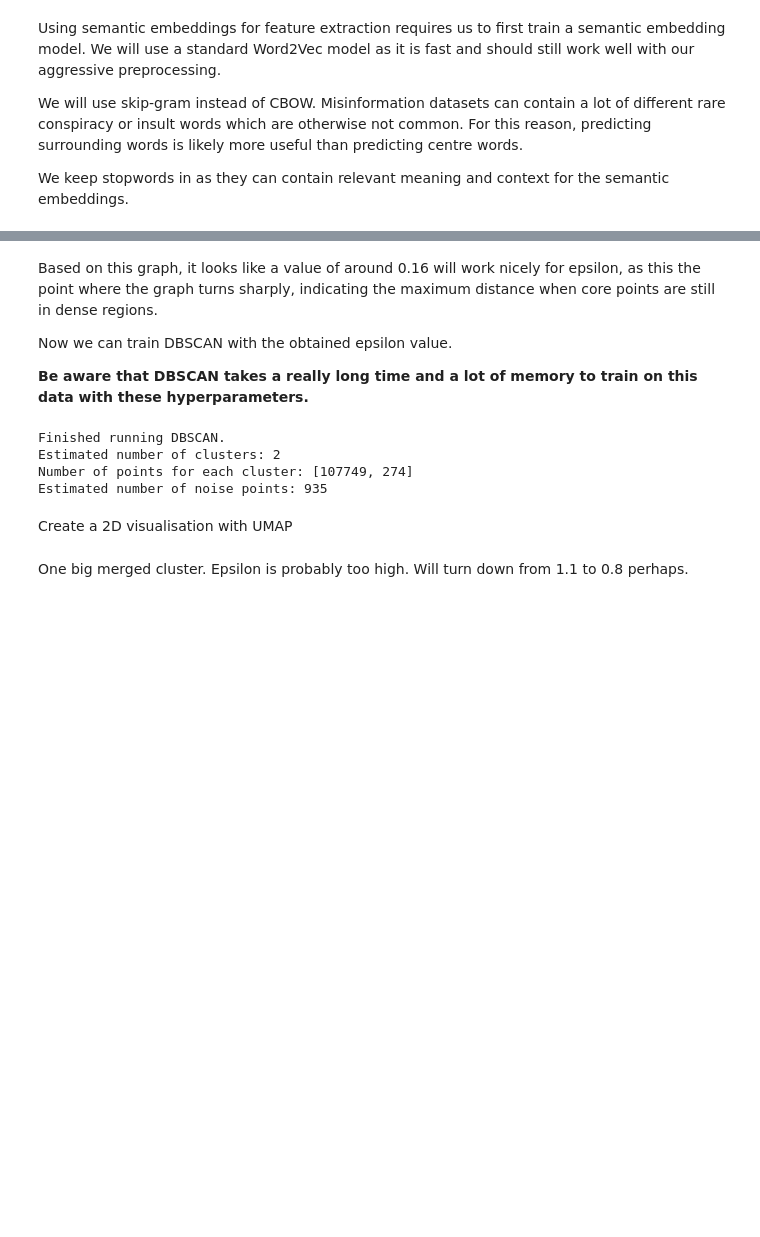
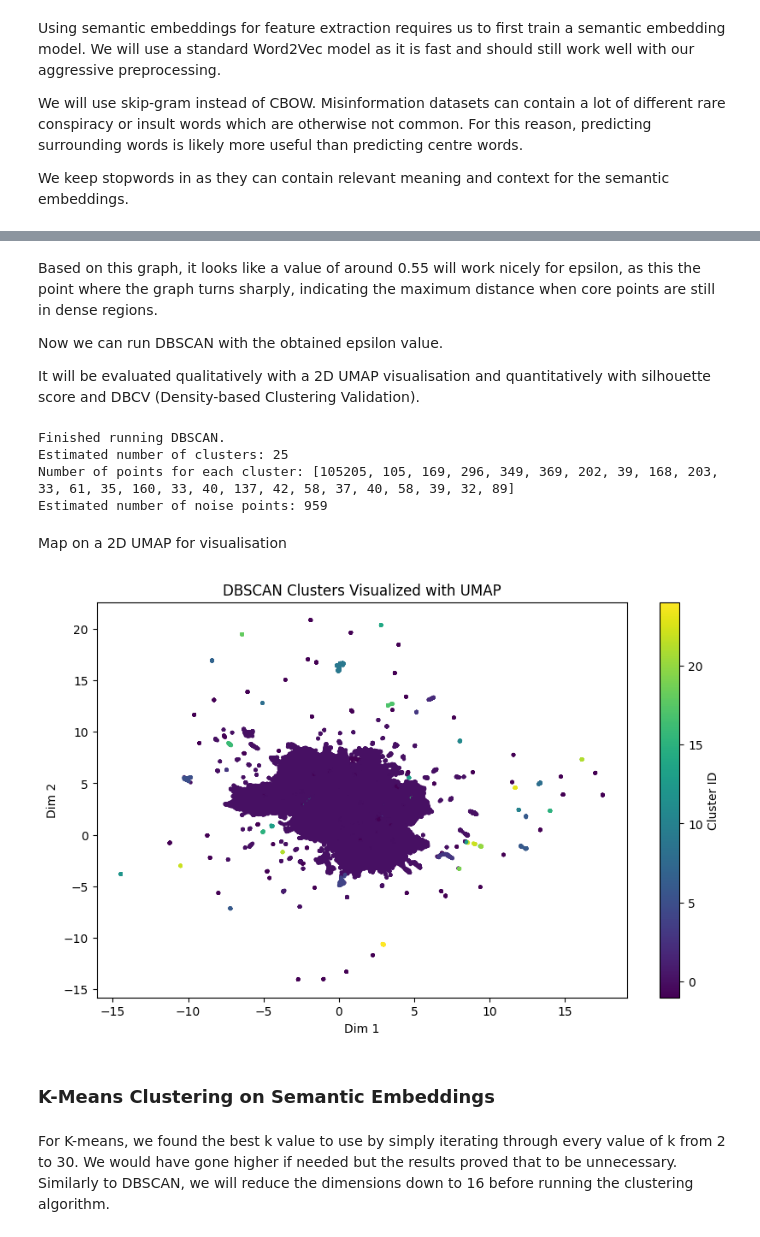
Before and after one commit to Erica-99/CTIP-misinfo-detection, a Jupyter notebook: model_training.ipynb, the cells around one changed output, grey strips where cells are left out. Cells and saved outputs as stored; diff of their text form; code cells hidden in the pictures; blank space fills up the shorter version.

```diff
--- a/model_training.ipynb
+++ b/model_training.ipynb
@@ -428,16 +436,12 @@ plt.show()
 # %% [markdown]
-Based on this graph, it looks like a value of around 0.16 will work nicely for epsilon, as this the point where the graph turns sharply, indicating the maximum distance when core points are still in dense regions.
+Based on this graph, it looks like a value of around 0.55 will work nicely for epsilon, as this the point where the graph turns sharply, indicating the maximum distance when core points are still in dense regions.
 
-Now we can train DBSCAN with the obtained epsilon value.
+Now we can run DBSCAN with the obtained epsilon value.
 
-__Be aware that DBSCAN takes a really long time and a lot of memory to train on this data with these hyperparameters.__
+It will be evaluated qualitatively with a 2D UMAP visualisation and quantitatively with silhouette score and DBCV (Density-based Clustering Validation).
 # %%
-from sklearn.cluster import DBSCAN
-
-X = np.vstack(semantic_dataset['tokens'].apply(lambda tokens: document_vector(tokens, w2v_model)).to_numpy())
-
-dbscan = DBSCAN(eps=0.16, min_samples=256, metric='cosine', n_jobs=-1) # Using cosine because vectors are all roughly evenly scaled due to averaging. They may be really close together.
-output_labels = dbscan.fit_predict(X) # This uses a ridiculous amount of memory and takes a really long time. We couldn't afford to spend that long tweaking hyperparameters when it takes so long to train.
+dbscan = DBSCAN(eps=0.55, min_samples=32, metric='euclidean', n_jobs=-1)
+output_labels = dbscan.fit_predict(X_16d)
 
 print("Finished running DBSCAN.")
 
@@ -448,23 +452,29 @@ n_percluster = [list(output_labels).count(c) for c in set(output_labels) if c !=
 print(f"Estimated number of clusters: {n_clusters}")
 print(f"Number of points for each cluster: {n_percluster}")
 print(f"Estimated number of noise points: {n_noise}")
+
+dbscan_silhouette = silhouette_score(X_16d, output_labels, metric='euclidean')
+dbscan_dbcv = dbcv(X_16d, output_labels, metric='sqeuclidean')
 # %% [output]
 Finished running DBSCAN.
-Estimated number of clusters: 2
-Number of points for each cluster: [107749, 274]
-Estimated number of noise points: 935
+Estimated number of clusters: 25
+Number of points for each cluster: [105205, 105, 169, 296, 349, 369, 202, 39, 168, 203, 33, 61, 35, 160, 33, 40, 137, 42, 58, 37, 40, 58, 39, 32, 89]
+Estimated number of noise points: 959
 # %% [markdown]
-Create a 2D visualisation with UMAP
+Map on a 2D UMAP for visualisation
 # %%
-import umap
-X_embedded = umap.UMAP(n_neighbors=15, min_dist=0.1).fit_transform(X)
+X_2d = umap.UMAP(n_components=2, n_neighbors=15, min_dist=0.1, metric='euclidean').fit_transform(X)
 
 plt.figure(figsize=(10, 6))
-plt.scatter(X_embedded[:, 0], X_embedded[:, 1], c=output_labels, s=10)
+plt.scatter(X_2d[:, 0], X_2d[:, 1], c=output_labels, s=5)
 plt.title("DBSCAN Clusters Visualized with UMAP")
 plt.xlabel("Dim 1")
 plt.ylabel("Dim 2")
 plt.colorbar(label='Cluster ID')
 plt.show()
+# %% [output]
+[figure, added]
-# %% [markdown]
-One big merged cluster. Epsilon is probably too high. Will turn down from 1.1 to 0.8 perhaps.
+# %% [markdown]
+### K-Means Clustering on Semantic Embeddings
+# %% [markdown]
+For K-means, we found the best k value to use by simply iterating through every value of k from 2 to 30. We would have gone higher if needed but the results proved that to be unnecessary. Similarly to DBSCAN, we will reduce the dimensions down to 16 before running the clustering algorithm.
```
Also changed, not shown: parts of 22 cells of this notebook.
